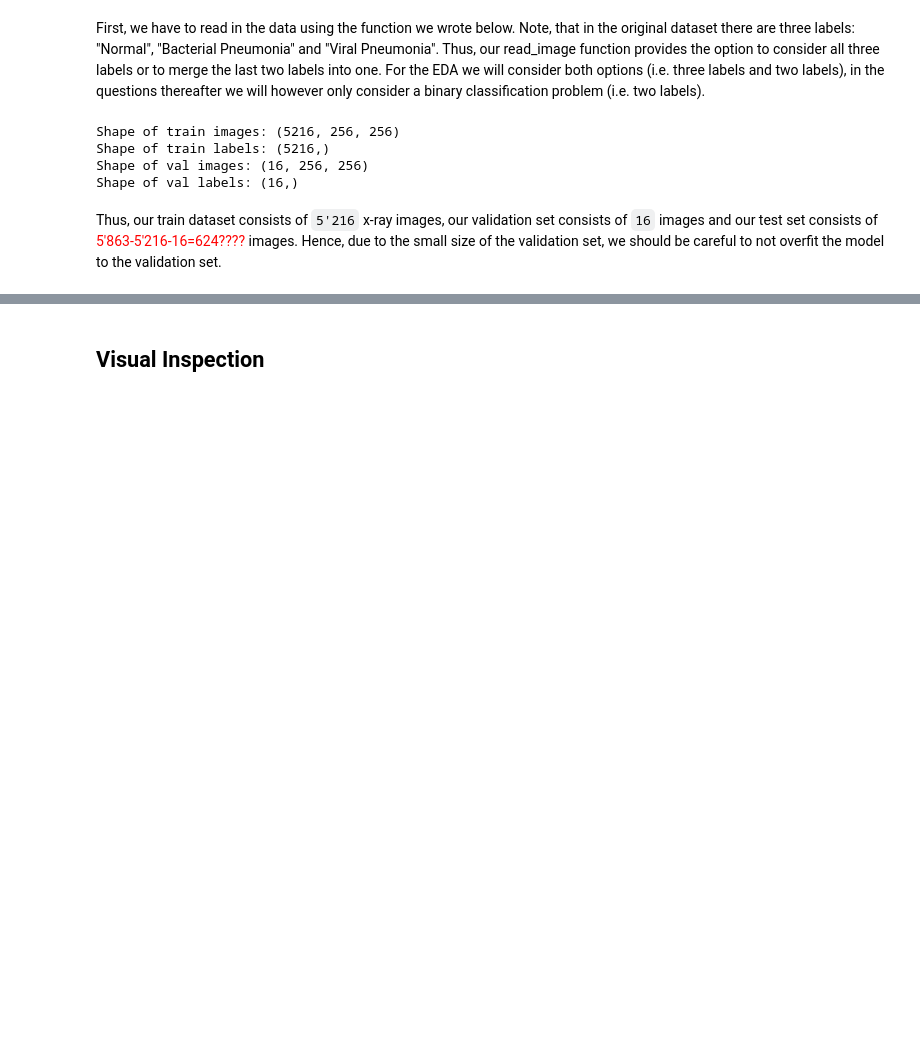
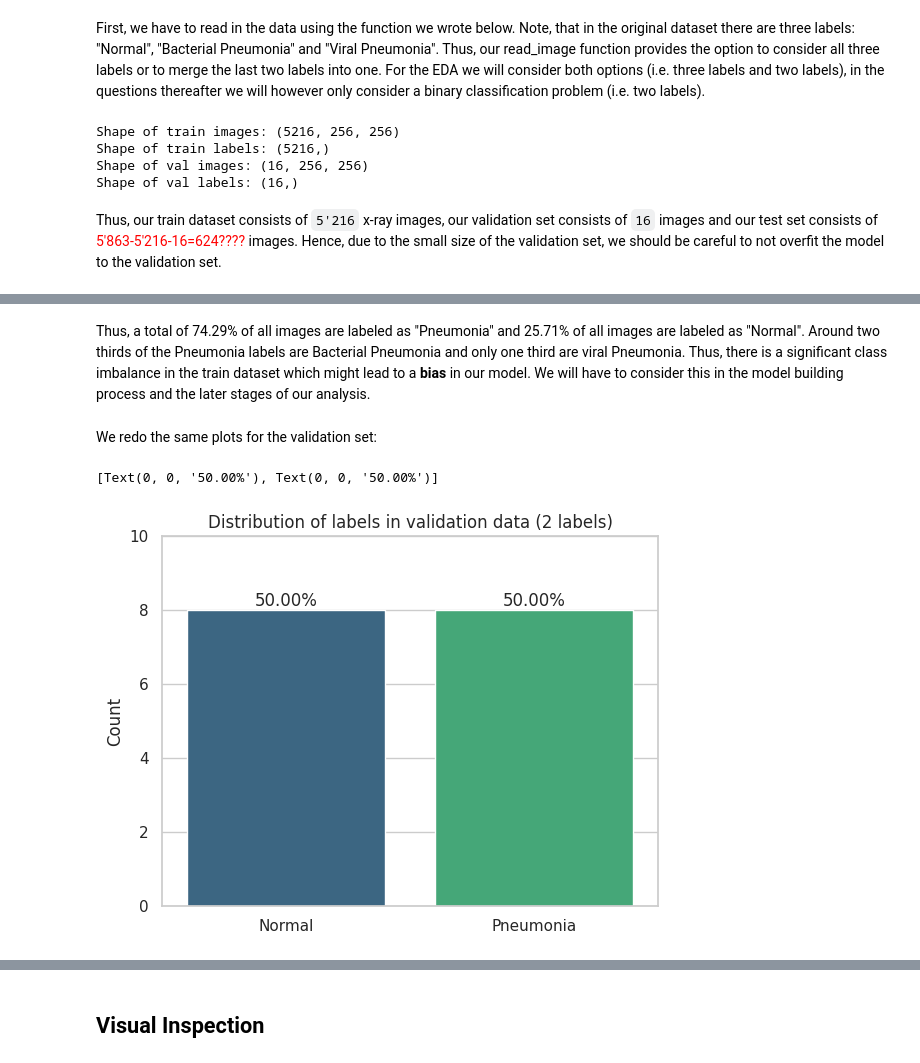
Before and after one commit to JHSchlegel/ML4Healthcare, a Jupyter notebook: project1/task2/EDA.ipynb, the cells around one changed output, grey strips where cells are left out. Drawn from its saved outputs; the diff is of its cells as text; code cells hidden in the pictures; blank space fills up the shorter version.

```diff
--- a/project1/task2/EDA.ipynb
+++ b/project1/task2/EDA.ipynb
@@ -105,0 +127,15 @@ sns.countplot(x=train_labels)
+# %% [markdown]
+Thus, a total of 74.29% of all images are labeled as "Pneumonia" and 25.71% of all images are labeled as "Normal". Around two thirds of the Pneumonia labels are Bacterial Pneumonia and only one third are viral Pneumonia. Thus, there is a significant class imbalance in the train dataset which might lead to a **bias** in our model. We will have to consider this in the model building process and the later stages of our analysis.
+# %% [markdown]
+We redo the same plots for the validation set:
+# %%
+ax = sns.countplot(x=val_labels, palette="viridis")
+plt.title("Distribution of labels in validation data (2 labels)")
+plt.xticks(ticks=[0, 1], labels=["Normal", "Pneumonia"])
+plt.ylabel("Count")
+plt.ylim(0, 10)
+# see https://stackoverflow.com/questions/76240680/how-do-i-add-a-percentage-to-a-countplot
+ax.bar_label(ax.containers[0], fmt=lambda x: f"{x/len(val_labels) * 100:.2f}%")
+# %% [output]
+[Text(0, 0, '50.00%'), Text(0, 0, '50.00%')]
+[figure, added]
```
Also changed, not shown: parts of 11 cells of this notebook.
